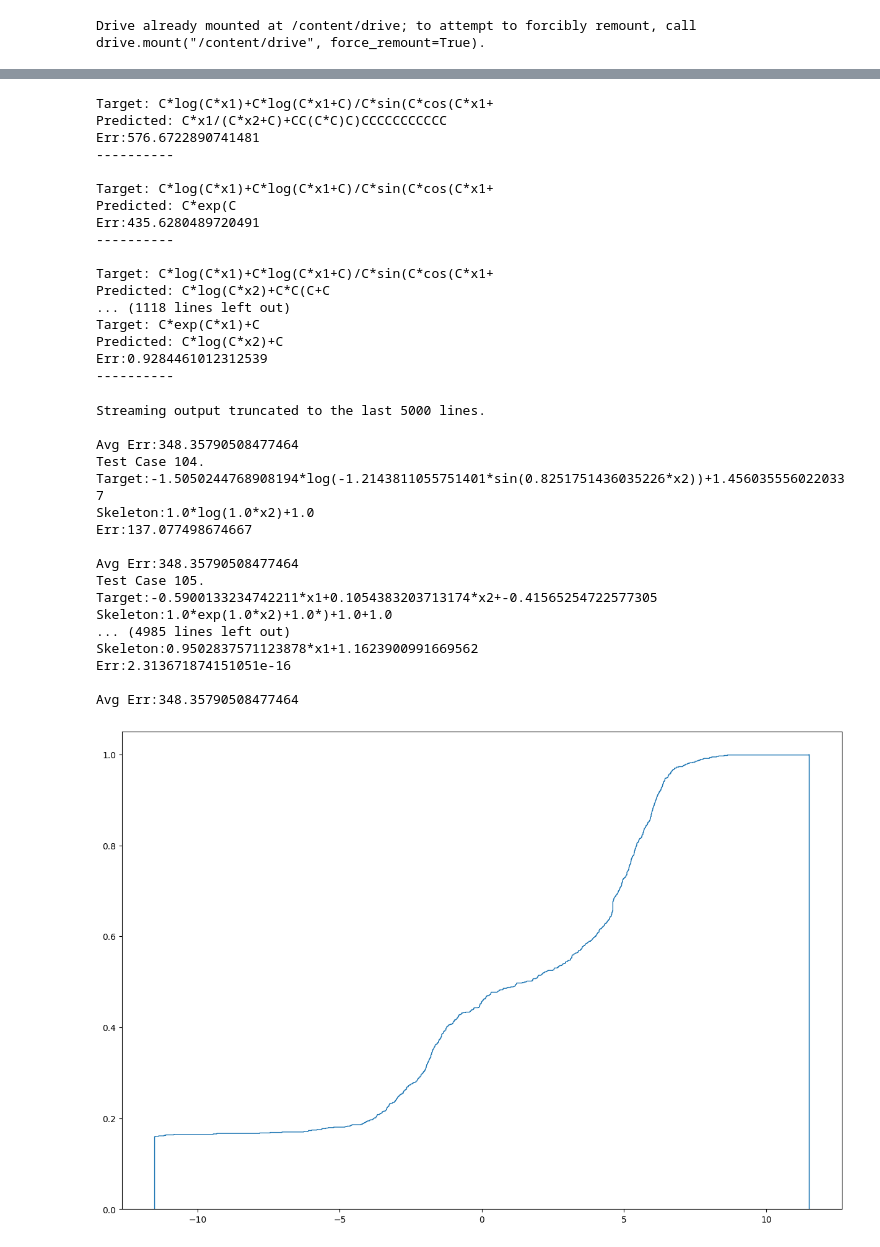
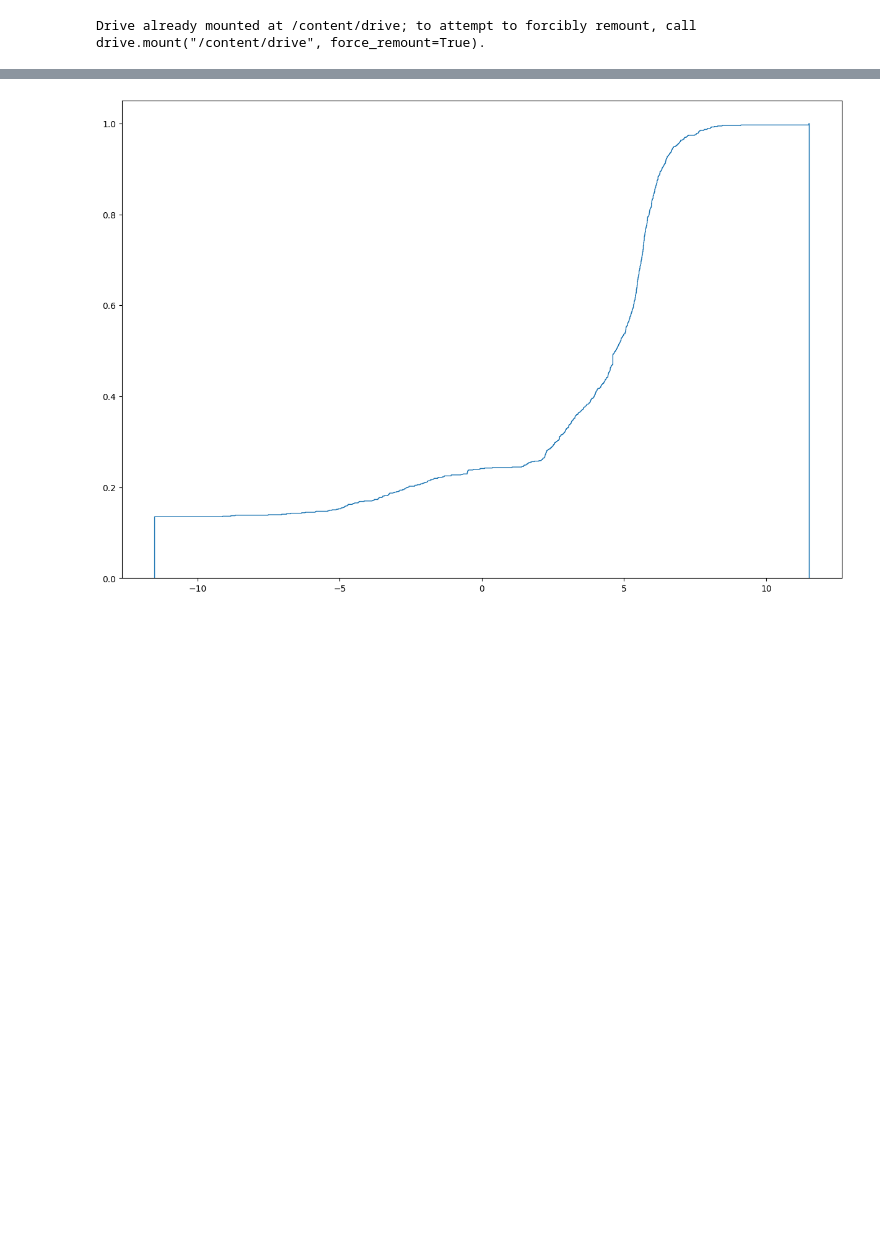
Before and after one commit to carolynw898/STAT946Proj, a Jupyter notebook: test.ipynb, the cells around one changed output, grey strips where cells are left out. Cells and saved outputs as stored; diff of their text form; code cells hidden in the pictures; blank space fills up the shorter version.

```diff
--- a/test.ipynb
+++ b/test.ipynb
@@ -15,7 +15,7 @@ learning_rate = 1e-4
 num_epochs = 5
 blockSize = 32
 testBlockSize = 400
-numVars = 2
+numVars = 3
 numYs = 1
 numPoints = 250
 target = 'Skeleton'
@@ -27,7 +27,7 @@ maxNumFiles = 100
 device = torch.device("cuda" if torch.cuda.is_available() else "cpu")
 # %%
 dataDir = "/content/drive/MyDrive/Colab/STAT946_proj/data"
-dataFolder = "2_var_dataset"
+dataFolder = "3_var_dataset"
 # %%
 from torch.utils.data import DataLoader
 import numpy as np
@@ -318,9 +318,9 @@ model = SymbolicGaussianDiffusion(
     set_transformer=False,
 ).to(device)
 
-model_path = "/content/drive/MyDrive/Colab/STAT946_proj/models/diffusym/2Var_tNet_best_model.pth"
+model_path = "/content/drive/MyDrive/Colab/STAT946_proj/models/diffusym/3Var_tNet_best_model.pth"
 model.load_state_dict(torch.load(model_path, map_location=device, weights_only=True))
 model.eval()
-fName="/content/drive/MyDrive/Colab/STAT946_proj/results/2_var_tnet.txt"
+fName="/content/drive/MyDrive/Colab/STAT946_proj/results/3_var_tnet.txt"
 test_results = run_and_plot(model, fName, test_loader, textTest, train_dataset, device, pconfig)
 # %% [output]
@@ -378,35 +344 @@ Err:46.13979876911403
-Target: C*log(C*x1)+C*log(C*x1+C)/C*sin(C*cos(C*x1+
-Predicted: C*x1/(C*x2+C)+CC(C*C)C)CCCCCCCCCCC
-Err:576.6722890741481
-----------
-
-Target: C*log(C*x1)+C*log(C*x1+C)/C*sin(C*cos(C*x1+
-Predicted: C*exp(C
-Err:435.6280489720491
-----------
-
-Target: C*log(C*x1)+C*log(C*x1+C)/C*sin(C*cos(C*x1+
-Predicted: C*log(C*x2)+C*C(C+C
-... (1118 lines left out)
-Target: C*exp(C*x1)+C
-Predicted: C*log(C*x2)+C
-Err:0.9284461012312539
-----------
-Streaming output truncated to the last 5000 lines.
-
-Avg Err:348.35790508477464
-Test Case 104.
-Target:-1.5050244768908194*log(-1.2143811055751401*sin(0.8251751436035226*x2))+1.4560355560220337
-Skeleton:1.0*log(1.0*x2)+1.0
-Err:137.077498674667
-
-Avg Err:348.35790508477464
-Test Case 105.
-Target:-0.5900133234742211*x1+0.1054383203713174*x2+-0.41565254722577305
-Skeleton:1.0*exp(1.0*x2)+1.0*)+1.0+1.0
-... (4985 lines left out)
-Skeleton:0.9502837571123878*x1+1.1623900991669562
-Err:2.313671874151051e-16
-
-Avg Err:348.35790508477464
-[figure, old version]
+[figure, new version]
```
Also changed, not shown: parts of 3 cells of this notebook.
